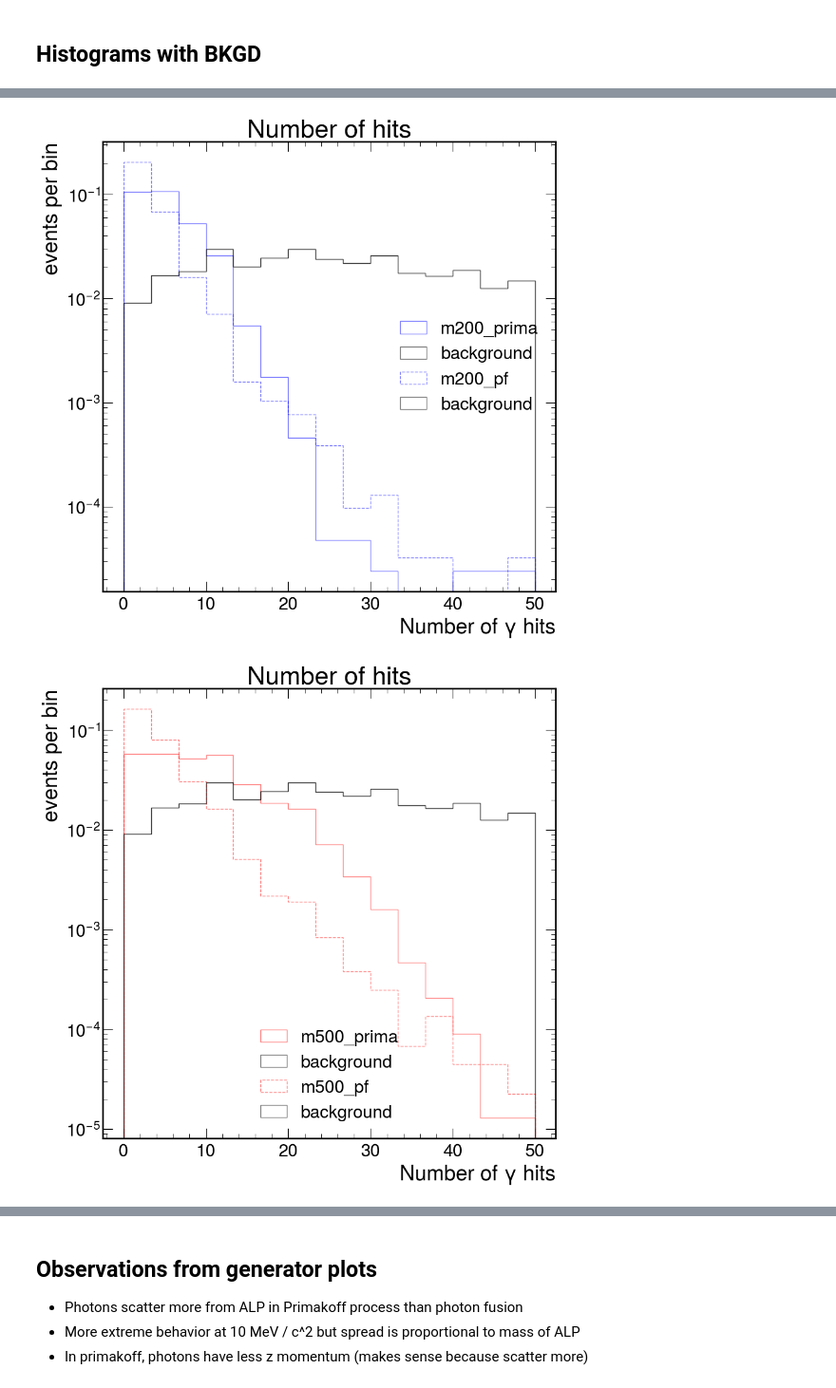
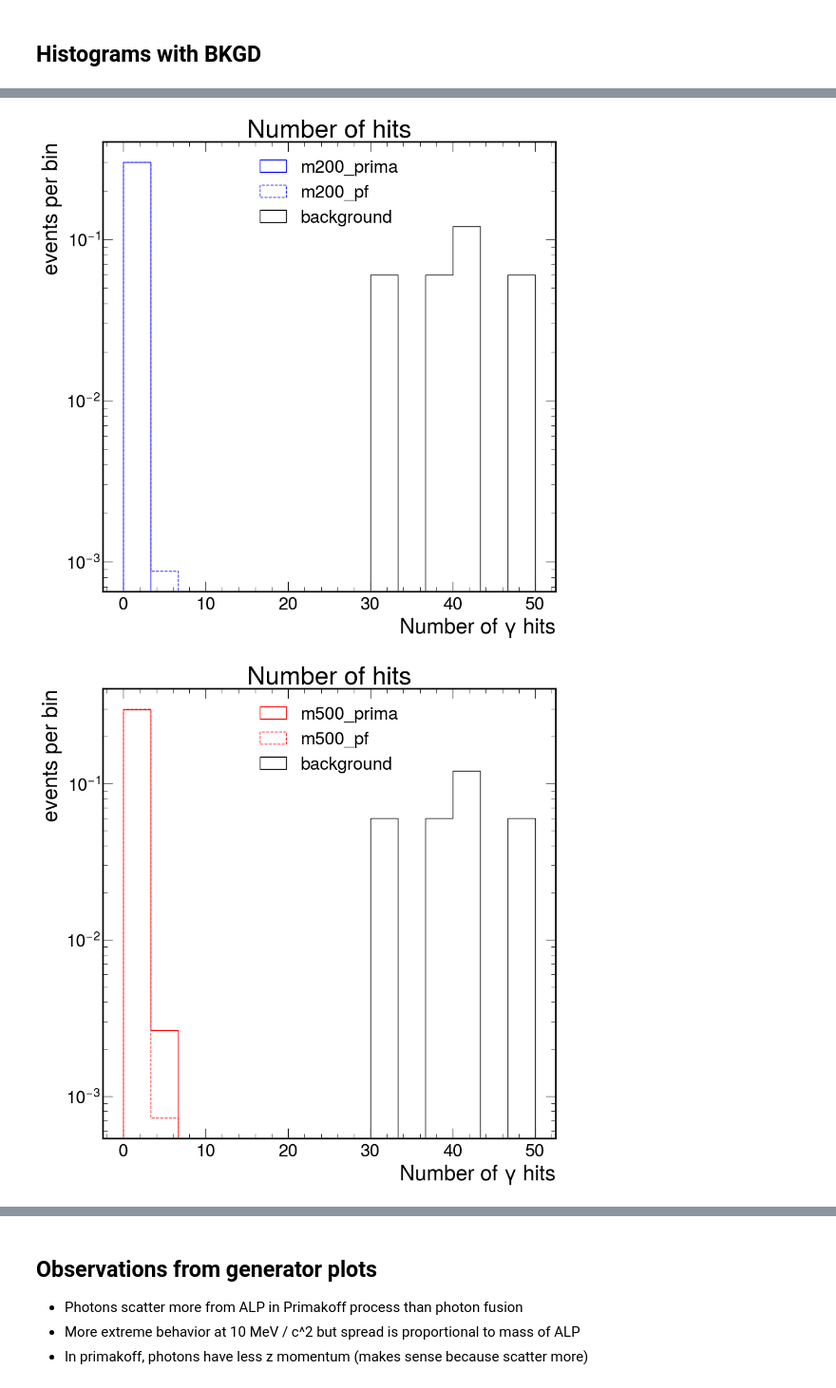
Before and after one commit to GnarlyYew/ldmx-alp-study, a Jupyter notebook: configs/analyzingroot.ipynb, the cells around one changed output, grey strips where cells are left out. Shown at 95% size. Cells and saved outputs as stored; diff of their text form; code cells hidden in the pictures.

Commit message:
ecal features + updated reco eff

```diff
--- a/configs/analyzingroot.ipynb
+++ b/configs/analyzingroot.ipynb
@@ -21,7 +40,7 @@ Number of reconstructed events / how many LHE events run
 
 
 processes = ['prima', 'pf']
-masses = [10, 200, 500]
+masses = [10, 100, 150, 200, 300, 400, 500]
 
 data = {'Process': processes}
 for mass in masses:
@@ -55,7 +82,7 @@ df
 not factoring in selection and triggering
 # %%
 processes = ['prima', 'pf']
-masses = [10, 200, 500]
+masses = [10, 100, 150, 200, 300, 400, 500]
 
 sig_yield = {'Process': processes}
 for mass in masses:
@@ -63,7 +90,11 @@ for mass in masses:
 
 N_prod_proc = {'Process': processes}
 N_prod_proc[10] = [1340, 139]
+N_prod_proc[100] = [337, 53]
+N_prod_proc[150] = [210, 35]
 N_prod_proc[200] = [140, 24]
+N_prod_proc[300] = [68, 12]
+N_prod_proc[400] = [36, 6]
 N_prod_proc[500] = [20, 3]
 
 
@@ -232,9 +263,9 @@ for j, mass in enumerate(masses):
         all_ys = [hit for event in events['Ys'] for hit in event]
         all_zs = [hit for event in events['Zs'] for hit in event]
 
-        photons_x = [hit for event in df['Xs'] for hit in event[:2]]
-        photons_y = [hit for event in df['Ys'] for hit in event[:2]]
-        photons_z = [hit for event in df['Zs'] for hit in event[:2]]
+        photons_x = [hit for event in events['Xs'] for hit in event[:2]]
+        photons_y = [hit for event in events['Ys'] for hit in event[:2]]
+        photons_z = [hit for event in events['Zs'] for hit in event[:2]]
 
         data = np.vstack([all_xs, all_ys, all_zs]).T
         #data = np.vstack([photons_x, photons_y, photons_z]).T
@@ -282,13 +313,13 @@ for j, mass in enumerate(masses):
             title=f'All Photon hits for m{mass}_{process}',
             scene=dict(
                 xaxis=dict(title='X Axis (mm)',
-                           range=[-1500, 1500]
+                           range=[-500, 500]
                            ),
                 yaxis=dict(title='Y Axis (mm)',
-                           range=[-1500, 1500]
+                           range=[-500, 500]
                            ),
                 zaxis=dict(title='Z Axis (mm)',
-                           range=[0, 3000]
+                           range=[0, 500]
                            )
             )
         )
@@ -335,9 +364,11 @@ NameError: name 'pz' is not defined
 # %% [markdown]
 ## Histograms with BKGD
 # %%
-with uproot.open(f'ALP_mall_PN_ntuple.root') as f:
+with uproot.open(f'ALP_mall_PN_ntuple_ecal.root') as f:
     bkgd = f['Features'].arrays()
 
+
+masses = [10, 200, 500]
 styles = ["solid", 'dashed']
 colors = ["green", "blue", "red"]
 
@@ -346,7 +377,7 @@ for j, mass in enumerate(masses):
 
     for i, process in enumerate(processes):
 
-        with uproot.open(f'ALP_m{mass}_{process}_ntuple.root') as f:
+        with uproot.open(f'ALP_m{mass}_{process}_ntuple_ecal.root') as f:
             events = f['Features'].arrays()
         plt.title("Number of hits")
         n, bins, patches = ax.hist(events['NHits'],
@@ -356,20 +387,20 @@ for j, mass in enumerate(masses):
                                    density=True,
                                    linestyle = styles[i],
                                    color = colors[j],
-                                   alpha=0.5,
+                                   alpha=1,
                                    label=f'm{mass}_{process}')
-        n, bins, patches = ax.hist(bkgd['NHits'],
-                                    histtype = 'step',
-                                    bins=15,
-                                    range=(0,50),
-                                    density=True,
-                                    linestyle = 'solid',
-                                    color = 'black',
-                                    alpha=0.5,
-                                    label=f'background')
+    n, bins, patches = ax.hist(bkgd['NHits'],
+                                histtype = 'step',
+                                bins=15,
+                                range=(0,50),
+                                density=True,
+                                linestyle = 'solid',
+                                color = 'black',
+                                alpha=1,
+                                label=f'background')
 
-        plt.legend()
-        ax.set_yscale('log')
-        ax.set_ylabel('events per bin')
-        ax.set_xlabel('Number of $\gamma$ hits')
+    plt.legend()
+    ax.set_yscale('log')
+    ax.set_ylabel('events per bin')
+    ax.set_xlabel('Number of $\gamma$ hits')
 # %% [output]
@@ -377,5 +408,5 @@ for j, mass in enumerate(masses):
-[figure, old version]
+[figure, new version]
-[figure, old version]
+[figure, new version]
 # %%
 styles = ["solid", 'dashed']
 colors = ["green", "blue", "red"]
```
Also changed, not shown: parts of 18 cells of this notebook, 24 other files.
